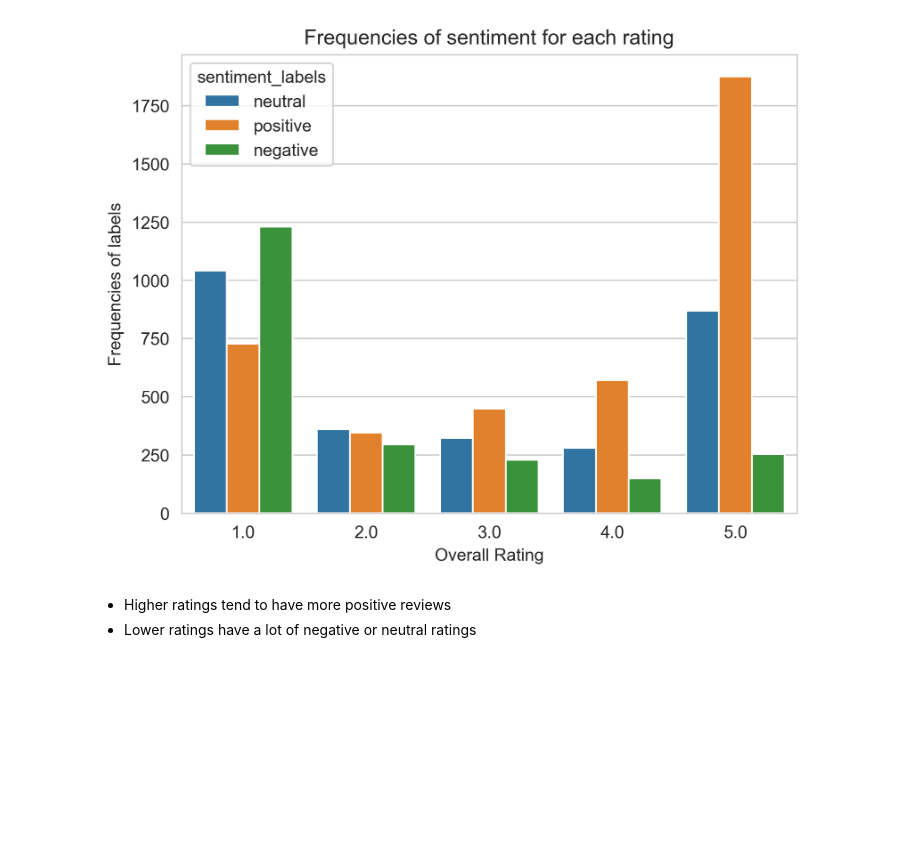
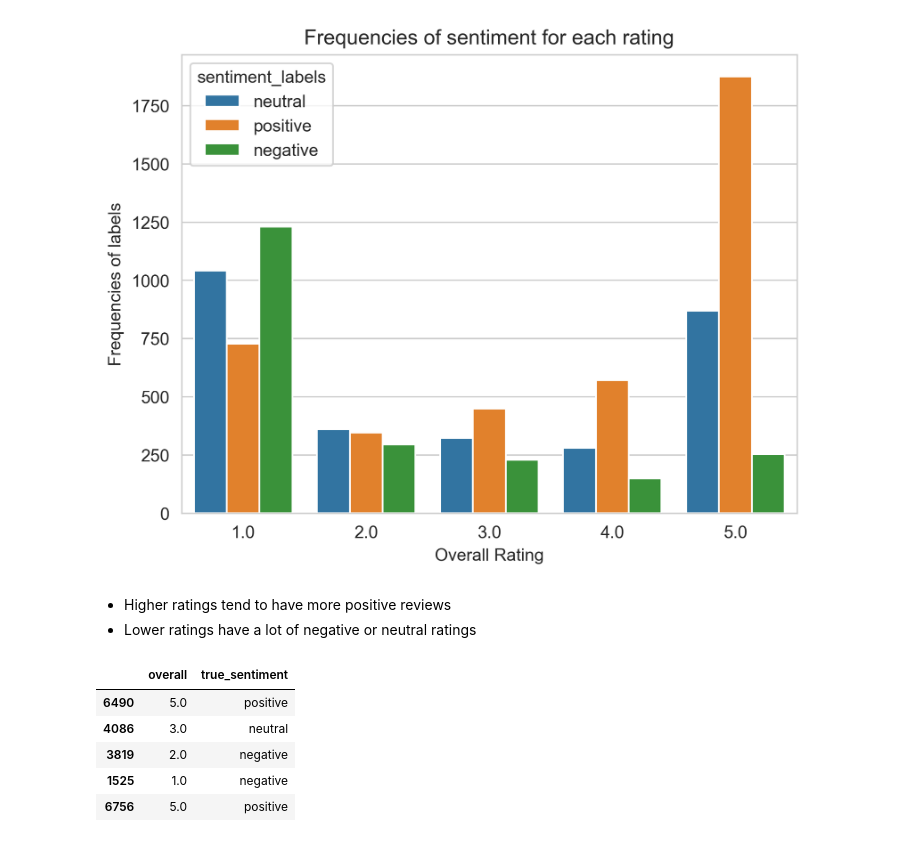
Before and after one commit to Asifdotexe/SentimentScoringModel, a Jupyter notebook: code/issue-9-as-analysis-on-baseline-scores.ipynb, the cells around one changed output. Saved outputs shown, nothing was run; the diff lists cells and outputs as text; code cells hidden in the pictures; blank space fills up the shorter version.

```diff
--- a/code/issue-9-as-analysis-on-baseline-scores.ipynb
+++ b/code/issue-9-as-analysis-on-baseline-scores.ipynb
@@ -119,3 +119,13 @@ plt.show()
 # %% [markdown]
 - Higher ratings tend to have more positive reviews
 - Lower ratings have a lot of negative or neutral ratings
+# %%
+df['true_sentiment'] = df['overall'].apply(lambda x: "positive" if x>=4 else ("neutral" if x==3 else "negative"))
+df[['overall','true_sentiment']].sample(5)
+# %% [output]
+|  | overall | true_sentiment |
+| 6490 | 5.0 | positive |
+| 4086 | 3.0 | neutral |
+| 3819 | 2.0 | negative |
+| 1525 | 1.0 | negative |
+| 6756 | 5.0 | positive |
```
Also changed, not shown: parts of 5 cells of this notebook.
